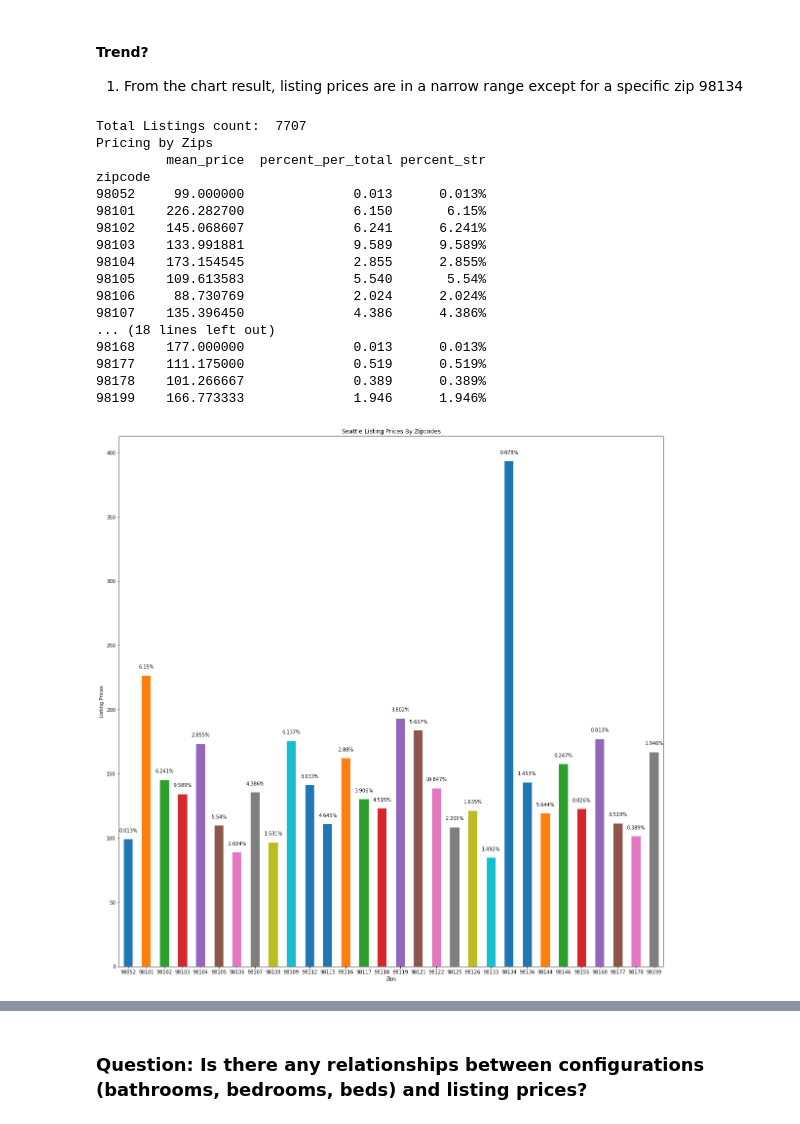
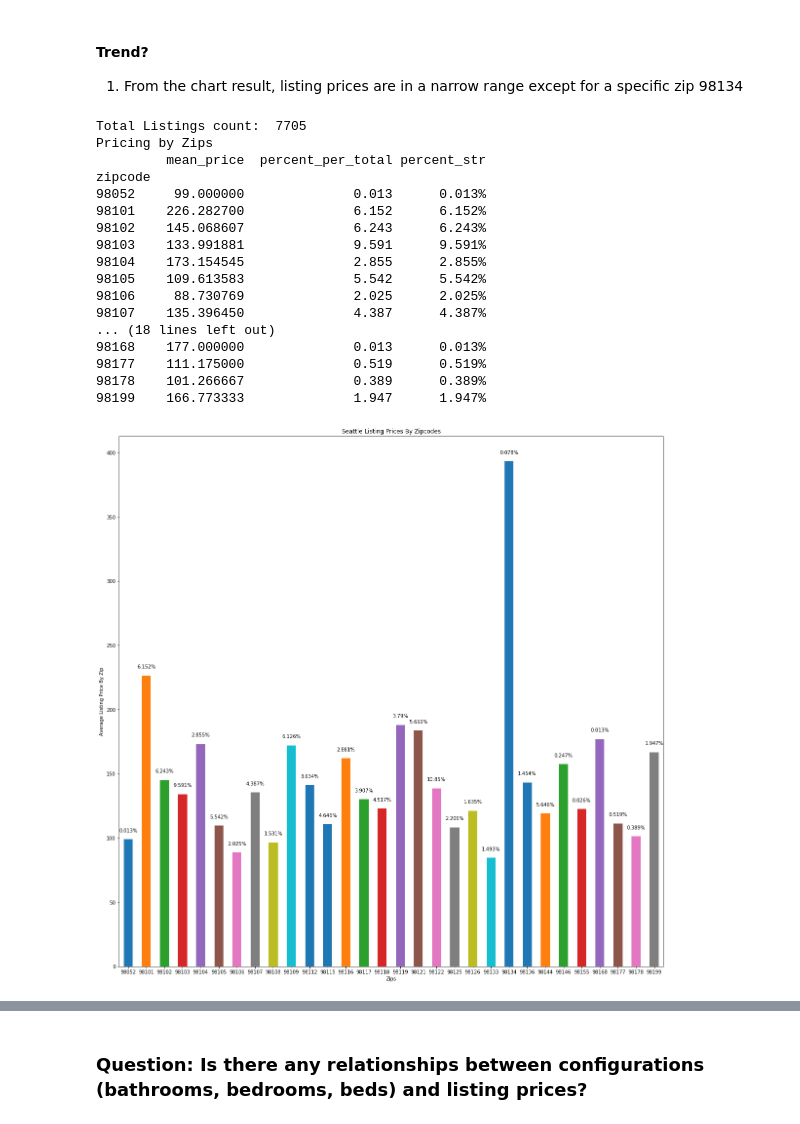
Before and after one commit to mikeli888/Springboard, a Jupyter notebook: sb2018_capstone1/Airbnb_pricing_analysis1.ipynb, the cells around one changed output, grey strips where cells are left out. Saved outputs shown, nothing was run; the diff lists cells and outputs as text; code cells hidden in the pictures.

```diff
--- a/sb2018_capstone1/Airbnb_pricing_analysis1.ipynb
+++ b/sb2018_capstone1/Airbnb_pricing_analysis1.ipynb
@@ -245,4 +245,5 @@ Dropped Duplicates
 1) Set a specific price point $2000 and listings above that price is considered outliers
 # %%
 # 8/3/18: Removed few outliers that are over $2000
-r_cleaned = r_listings[r_listings['price'] <= 2000]
+# 8/18/18: There are 2 more outliers with $1650 and $1750, lower price threshold to below $1650
+r_cleaned = r_listings[r_listings['price'] < 1650]
@@ -359,39 +365,39 @@ print('Total Listings count: ', len(r_cleaned))
 print("Pricing by Zips")
 print(pricing_by_zips)
 # %% [output]
-Total Listings count:  7707
+Total Listings count:  7705
 Pricing by Zips
          mean_price  percent_per_total percent_str
 zipcode
 98052     99.000000              0.013      0.013%
-98101    226.282700              6.150       6.15%
-98102    145.068607              6.241      6.241%
-98103    133.991881              9.589      9.589%
+98101    226.282700              6.152      6.152%
+98102    145.068607              6.243      6.243%
+98103    133.991881              9.591      9.591%
 98104    173.154545              2.855      2.855%
-98105    109.613583              5.540       5.54%
-98106     88.730769              2.024      2.024%
-98107    135.396450              4.386      4.386%
+98105    109.613583              5.542      5.542%
+98106     88.730769              2.025      2.025%
+98107    135.396450              4.387      4.387%
 ... (18 lines left out)
 98168    177.000000              0.013      0.013%
 98177    111.175000              0.519      0.519%
 98178    101.266667              0.389      0.389%
-98199    166.773333              1.946      1.946%
+98199    166.773333              1.947      1.947%
 # %%
 #price_by_zips.plot(x='zipcode', kind='bar')
 plt.rcParams["figure.figsize"] = [20, 20]
 bc = pricing_by_zips['mean_price'].plot.bar(rot=0)
 
 # Add text
 rects = bc.patches
 labels = pricing_by_zips['percent_str']
 for rect, label in zip(rects, labels):
     height = rect.get_height()
     bc.text(rect.get_x() + rect.get_width() / 2, height + 5, label,
             ha='center', va='bottom')
 
 plt.xlabel('Zips')
-plt.ylabel('Listing Prices')
+plt.ylabel('Average Listing Price By Zip')
 plt.title('Seattle Listing Prices By Zipcodes')
 plt.show()
 # %% [output]
-[figure, old version]
+[figure, new version]
```
Also changed, not shown: parts of 14 cells of this notebook.
